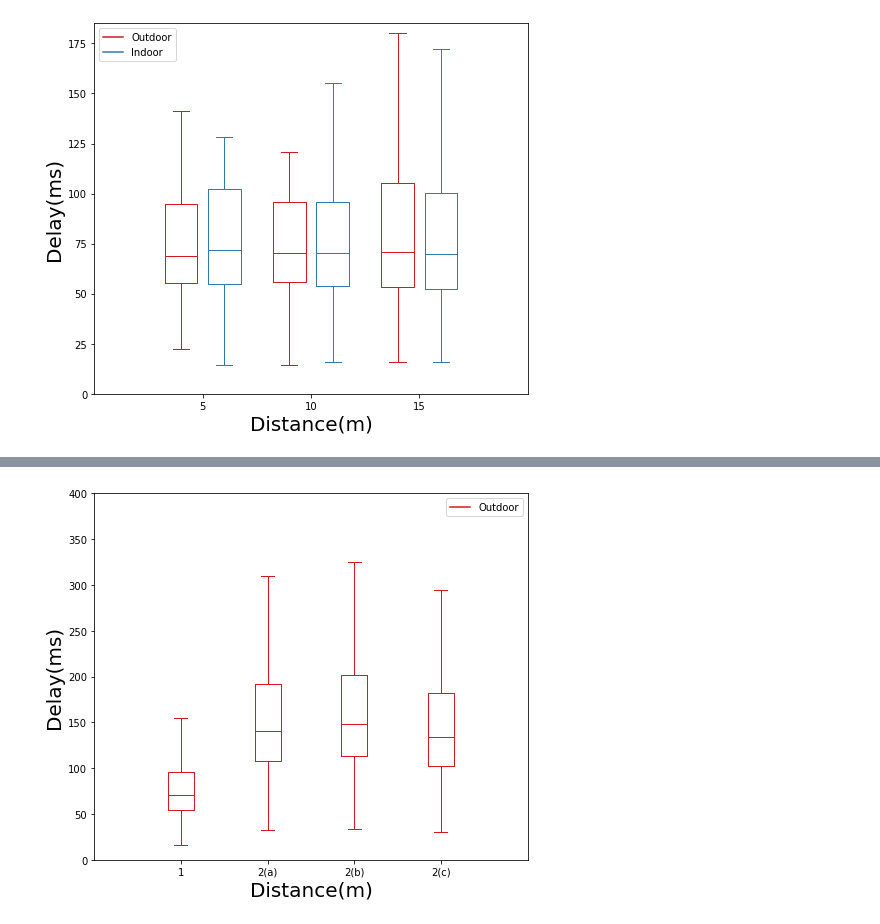
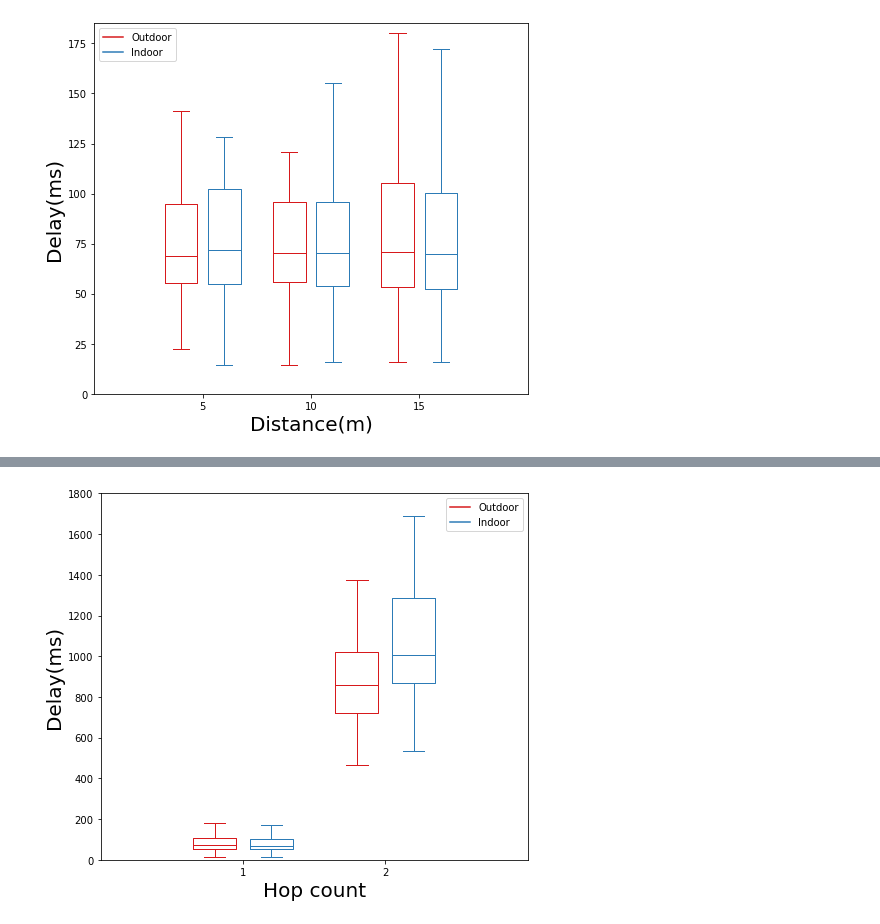
Before and after one commit to kavindaperera/meshify-stats, a Jupyter notebook: rt-delay-boxplot.ipynb, the cells around one changed output, grey strips where cells are left out. Drawn from its saved outputs; the diff is of its cells as text; code cells hidden in the pictures.

```diff
--- a/rt-delay-boxplot.ipynb
+++ b/rt-delay-boxplot.ipynb
@@ -735,0 +815,3 @@ df_2h_10m_in_rtt.mean()
+# %%
+rtt_elsa_2h_10m_2 = rtt_elsa_2h_10m.iloc[::2, :]
+rtt_elsa_2h_10m_2.shape
@@ -735,0 +820,3 @@ df_2h_10m_in_rtt.mean()
+# %%
+rtt_elsa_2h_10m_0 = rtt_elsa_2h_10m.iloc[1::2, :]
+rtt_elsa_2h_10m_0.shape
@@ -735,0 +825,3 @@ df_2h_10m_in_rtt.mean()
+# %%
+df_2h_10m_sub = rtt_elsa_2h_10m_0.reset_index().timeStamp - rtt_elsa_2h_10m_2.reset_index().timeStamp
+df_2h_10m_sub.median()
@@ -735,0 +830,8 @@ df_2h_10m_in_rtt.mean()
+# %%
+df_2h_10m_rtt = df_2h_10m - df_2h_10m_sub
+df_2h_10m_rtt.median()
+
+df_2h_10m_rtt = df_2h_10m_rtt/2
+df_2h_10m_rtt.median()
+
+df_2h_10m_rtt.mean()
@@ -736,42 +860,42 @@ df_2h_10m_in_rtt.mean()
 # %%
-data_a_2 = [df_1h_10m_in_rtt, df_1h_10m_in_rtt*2, df_1h_10m_in_rtt*2.1, df_1h_10m_in_rtt*1.9]
-# data_b = [df_1h_1m_rtt, df_1h_10m_in_rtt, df_1h_15m_in_rtt]
+data_b_2 = [df_1h_15m_in_rtt, df_2h_10m_in_rtt]
+data_a_2 = [df_1h_15m_rtt, df_2h_10m_rtt]
 
-ticks = ['1', '2(a)', '2(b)', '2(c)']
+ticks = ['1', '2']
 
 def set_box_color(bp, color):
     plt.setp(bp['boxes'], color=color)
     plt.setp(bp['whiskers'], color=color)
     plt.setp(bp['caps'], color=color)
     plt.setp(bp['medians'], color=color)
 
 plt.figure(figsize=(7, 6))
 
 bpl2 = plt.boxplot(data_a_2,
-                  positions=np.array(range(len(data_a_2)))*2.0,
+                  positions=np.array(range(len(data_a_2)))*2.0-0.4,
                   sym='',
                   widths=0.6, showmeans=False)
 
-# bpr2 = plt.boxplot(data_b,
-#                   positions=np.array(range(len(data_b)))*2.0+0.4,
-#                   sym='',
-#                   widths=0.6, showmeans=False)
+bpr2 = plt.boxplot(data_b_2,
+                  positions=np.array(range(len(data_b_2)))*2.0+0.4,
+                  sym='',
+                  widths=0.6, showmeans=False)
 set_box_color(bpl2, '#D7191C') # colors are from http://colorbrewer2.org/
 set_box_color(bpr2, '#2C7BB6')
 
 # draw temporary red and blue lines and use them to create a legend
 plt.plot([], c='#D7191C', label='Outdoor')
-# plt.plot([], c='#2C7BB6', label='Indoor')
+plt.plot([], c='#2C7BB6', label='Indoor')
 plt.legend()
 
-plt.xlabel('Distance(m)', fontsize=20)
+plt.xlabel('Hop count', fontsize=20)
 plt.ylabel('Delay(ms)', fontsize=20)
 
 plt.xticks(range(0, len(ticks) * 2, 2), ticks)
-
+plt.grid(False)
 plt.xlim(-2, len(ticks)*2)
-plt.ylim(0, 400)
+plt.ylim(0,1800)
 plt.tight_layout()
 plt.savefig('plots/figure_eval_new_3.png')
 # %% [output]
-[figure, old version]
+[figure, new version]
```
Also changed, not shown: parts of 27 cells of this notebook, 1 other file.
